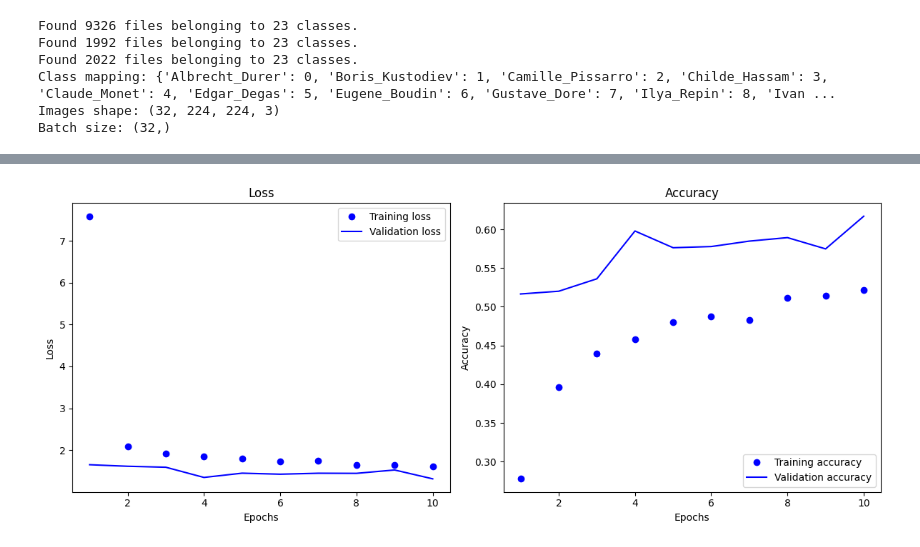
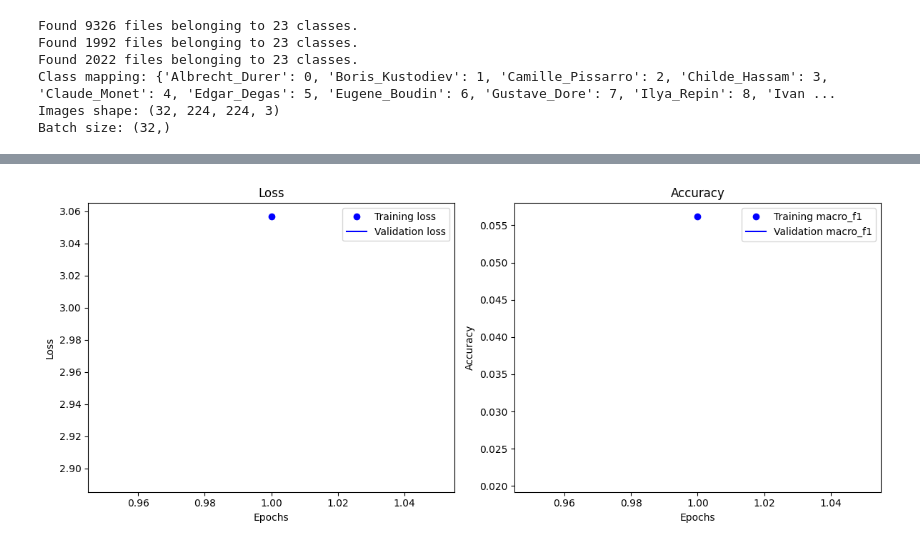
Before and after one commit to alexmr-ds/DeepLearning-NOVAIMS2026, a Jupyter notebook: notebooks/alexandre_NN.ipynb, the cells around one changed output, grey strips where cells are left out. Saved outputs shown, nothing was run; the diff lists cells and outputs as text; code cells hidden in the pictures.

```diff
--- a/notebooks/alexandre_NN.ipynb
+++ b/notebooks/alexandre_NN.ipynb
@@ -14,27 +17,8 @@ import tensorflow as tf
 from tensorflow.keras.optimizers import Adam
 # %%
 dataset_path = PROJECT_ROOT / "data"
-# --- Load splits --- #
-train_dataset = tf.keras.utils.image_dataset_from_directory(
-    dataset_path / "train",
-    image_size=(224, 224),
-    batch_size=32,
-    shuffle=True,
-)
 
-validation_dataset = tf.keras.utils.image_dataset_from_directory(
-    dataset_path / "validation",
-    image_size=(224, 224),
-    batch_size=32,
-    shuffle=False,
-)
-
-test_dataset = tf.keras.utils.image_dataset_from_directory(
-    dataset_path / "test",
-    image_size=(224, 224),
-    batch_size=32,
-    shuffle=False,
-)
+train_dataset, validation_dataset, test_dataset = load_image_datasets(dataset_path)
 
 # --- Inspect class mapping --- #
 class_names = train_dataset.class_names
@@ -60,19 +44,19 @@ Class mapping: {'Albrecht_Durer': 0, 'Boris_Kustodiev': 1, 'Camille_Pissarro': 2
 Images shape: (32, 224, 224, 3)
 Batch size: (32,)
 # %%
-model = build_model(num_classes=23, trainable_layers=30)
+model = build_model(num_classes=23, trainable_layers=100)
 
 # --- Compile --- #
 model.compile(
-    optimizer=Adam(learning_rate=0.001),
+    optimizer=Adam(learning_rate=1e-5),
     loss="sparse_categorical_crossentropy",
-    metrics=[],
+    metrics=[SparseMacroF1(num_classes=23)],
 )
 
 # --- Train --- #
 history = model.fit(
     train_dataset,
     validation_data=validation_dataset,
-    epochs=10,
+    epochs=50,
 )
 # %% [output]
@@ -101,38 +89,36 @@ model.summary()
 # %%
-import matplotlib.pyplot as plt
-
 history_dict = history.history
 
 # Loss metrics
 loss_values = history_dict["loss"]
 val_loss_values = history_dict["val_loss"]
 # Accuracy metrics
-acc = history_dict["accuracy"]
-val_acc = history_dict["val_accuracy"]
+acc = history_dict["macro_f1"]
+val_acc = history_dict["val_macro_f1"]
 
 epochs = range(1, len(loss_values) + 1)
 
 plt.figure(figsize=(12, 5))
 
 # Loss subplot
 plt.subplot(1, 2, 1)
 plt.plot(epochs, loss_values, "bo", label="Training loss")
 plt.plot(epochs, val_loss_values, "b", label="Validation loss")
 plt.title("Loss")
 plt.xlabel("Epochs")
 plt.ylabel("Loss")
 plt.legend()
 
 # Accuracy subplot
 plt.subplot(1, 2, 2)
-plt.plot(epochs, acc, "bo", label="Training accuracy")
-plt.plot(epochs, val_acc, "b", label="Validation accuracy")
+plt.plot(epochs, acc, "bo", label="Training macro_f1")
+plt.plot(epochs, val_acc, "b", label="Validation macro_f1")
 plt.title("Accuracy")
 plt.xlabel("Epochs")
 plt.ylabel("Accuracy")
 plt.legend()
 
 plt.tight_layout()
 plt.show()
 # %% [output]
-[figure, old version]
+[figure, new version]
```
Also changed, not shown: parts of 3 cells of this notebook.
